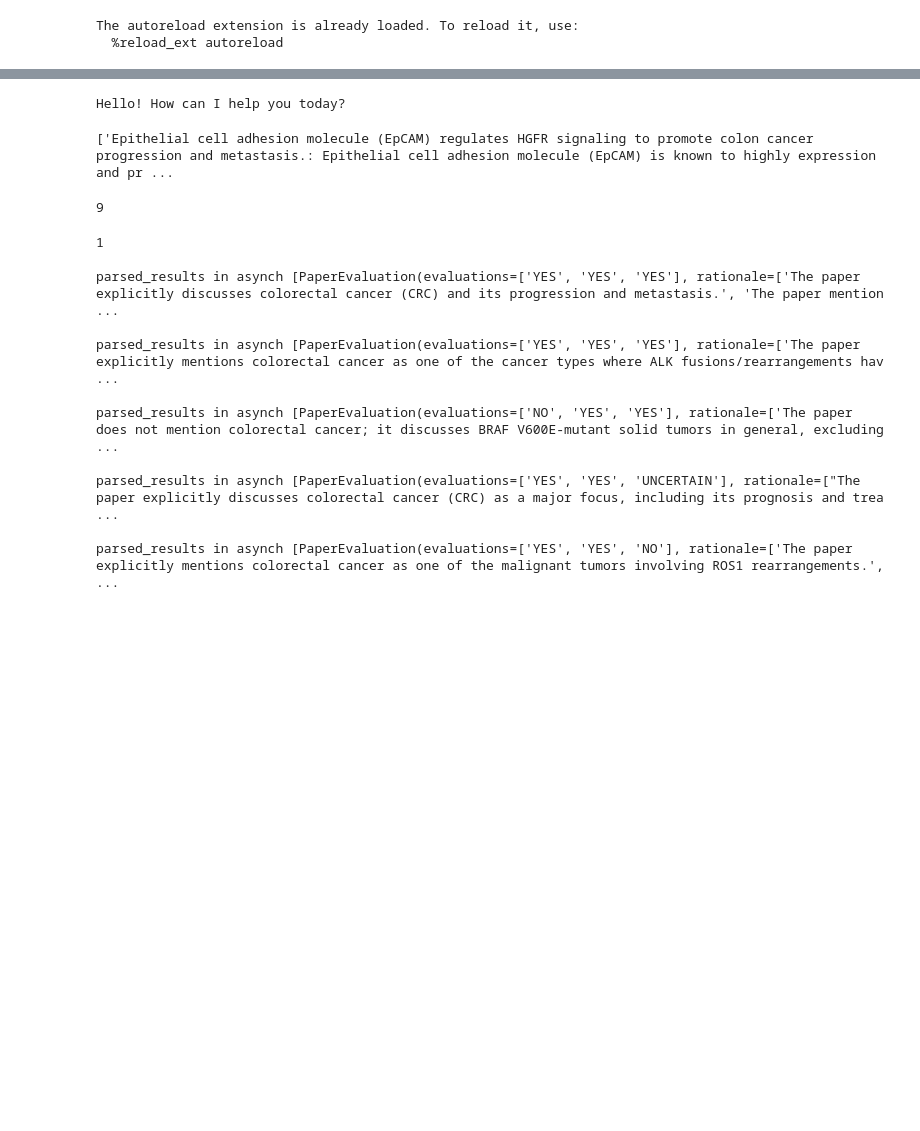
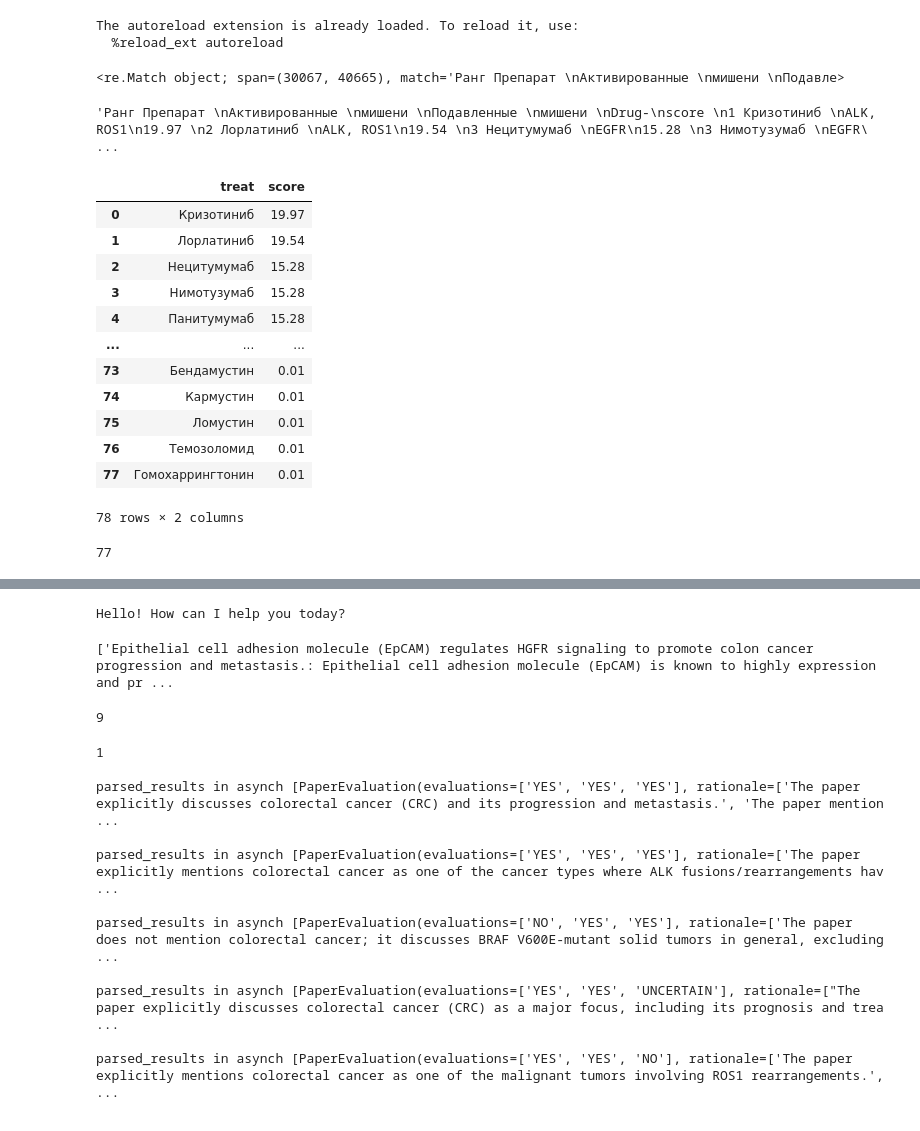
Before and after one commit to Mpkosh/TrialMind-SLR, a Jupyter notebook: ollama.ipynb, the cells around one changed output, grey strips where cells are left out. Drawn from its saved outputs; the diff is of its cells as text; code cells hidden in the pictures; blank space fills up the shorter version.

Commit message:
treatements from table and translations

```diff
--- a/ollama.ipynb
+++ b/ollama.ipynb
@@ -25,3 +26,57 @@ import extract
 # %% [output]
 The autoreload extension is already loaded. To reload it, use:
   %reload_ext autoreload
+# %%
+from langchain_community.document_loaders import PyMuPDFLoader
+import re
+file_path = "docs/CC_215_L00_DL_fusion_fixed_oncobox_ru.pdf"
+# %%
+re.search('(Ранг.{,10}Препарат.{,10}Активированные.{,10}мишени'+\
+          '.{,10}Подавленные.{,10}мишени.{,10}Drug.{,10}score)'+\
+          '(.*)(Полный)',
+          docs[0].page_content.replace('\x0c',''),
+          flags=re.DOTALL)
+# %% [output]
+<re.Match object; span=(30067, 40665), match='Ранг Препарат \nАктивированные \nмишени \nПодавле>
+# %%
+docs[0].page_content.replace('\x0c','')[30067:]
+# %% [output]
+'Ранг Препарат \nАктивированные \nмишени \nПодавленные \nмишени \nDrug-\nscore \n1 Кризотиниб \nALK, ROS1\n19.97 \n2 Лорлатиниб \nALK, ROS1\n19.54 \n3 Нецитумумаб \nEGFR\n15.28 \n3 Нимотузумаб \nEGFR\ ...
+# %%
+loader = PyMuPDFLoader(file_path, mode='single')
+docs = loader.load()
+
+text = re.search('База клинических испытаний:(.*)', docs[0].page_content
+     ).groups()[0].strip()
+# Colon cancer ?
+
+treat_table = re.search('(Ранг.{,10}Препарат.{,10}Активированные.{,10}мишени'+\
+          '.{,10}Подавленные.{,10}мишени.{,10}Drug.{,10}score)'+\
+          '(.*)(Полный)',
+          docs[0].page_content.replace('\x0c',''),
+          flags=re.DOTALL).groups()[1]
+
+# между 1) номером строки в таблице и 2) след.колонкой в строке
+treatements = re.findall('\\n\\d+ (.*)\n', treat_table)
+# между 1) номером строки в таблице и 2) след.колонкой в строке
+# любой символ кроме минуса и цифры; минус, если есть; до точки; после точки.
+drug_scores = re.findall('\\n[^-\d]?(-?\\d+\.\\d+).?\n', treat_table)
+df = pd.DataFrame([treatements,drug_scores]).T
+df.columns = ['treat','score']
+df.score = df.score.astype(float)
+df = df[df.score>=0.01]
+df
+# %% [output]
+|  | treat | score |
+| 0 | Кризотиниб | 19.97 |
+| 1 | Лорлатиниб | 19.54 |
+| 2 | Нецитумумаб | 15.28 |
+| 3 | Нимотузумаб | 15.28 |
+| 4 | Панитумумаб | 15.28 |
+| ... | ... | ... |
+| 73 | Бендамустин | 0.01 |
+| 74 | Кармустин | 0.01 |
+| 75 | Ломустин | 0.01 |
+| 76 | Темозоломид | 0.01 |
+| 77 | Гомохаррингтонин | 0.01 |
+78 rows × 2 columns
@@ -27,0 +85,4 @@ The autoreload extension is already loaded. To reload it, use:
+# %%
+len(t)
+# %% [output]
+77
```
Also changed, not shown: parts of 6 cells of this notebook, 1 other file.
